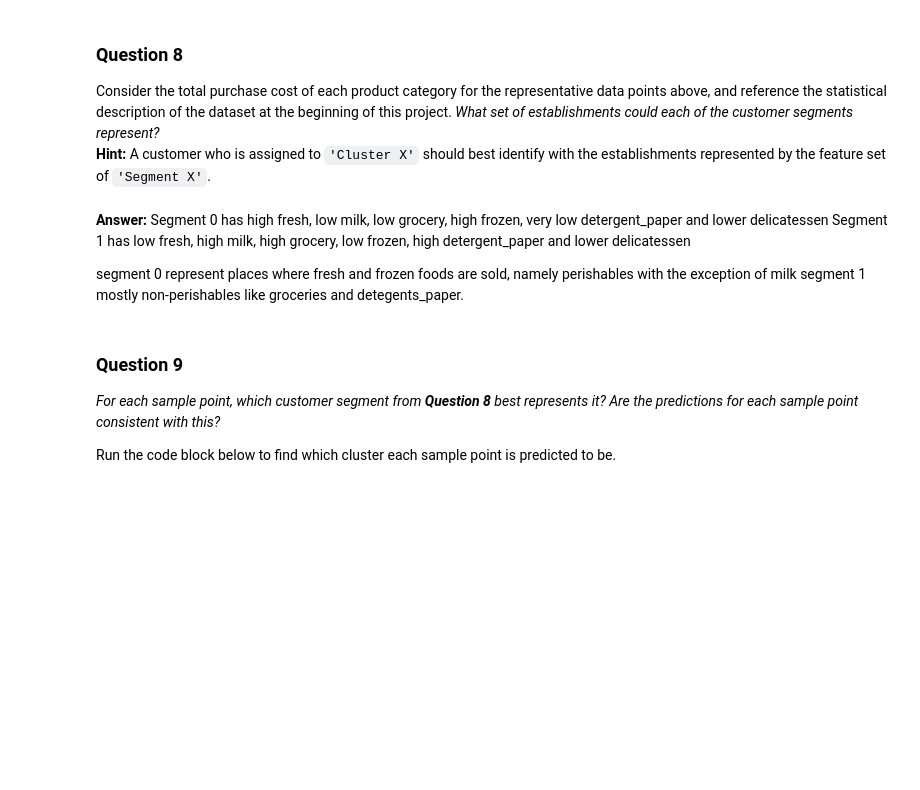
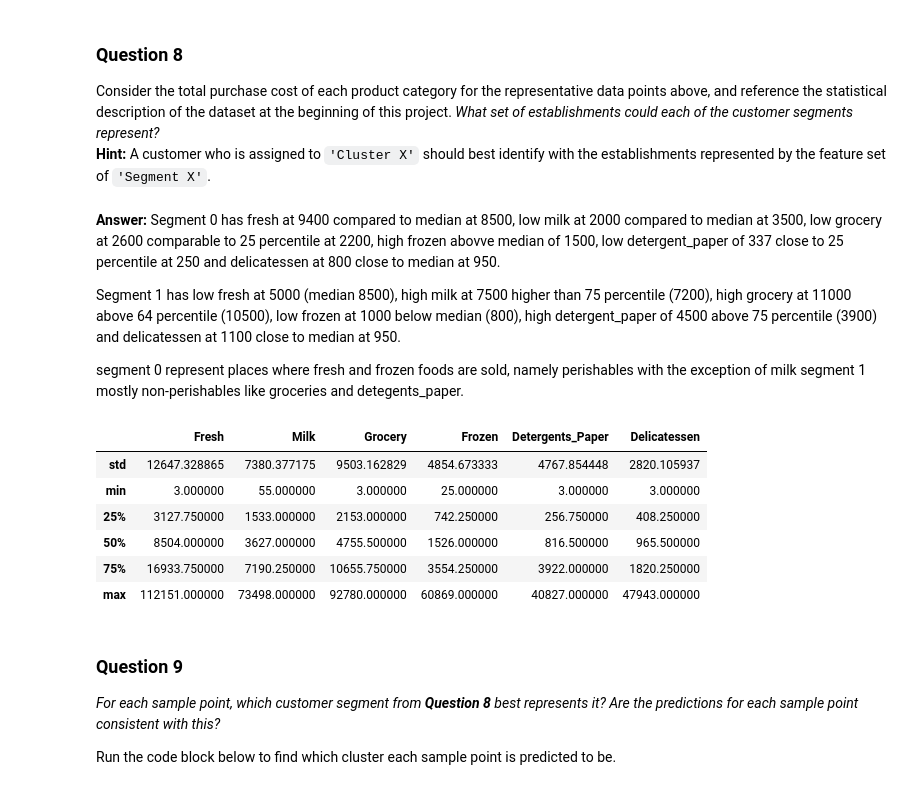
Before and after one commit to leexa90/ML_nanodegree, a Jupyter notebook: projects/customer_segments/customer_segments.ipynb, the cells around one changed output. Drawn from its saved outputs; the diff is of its cells as text; code cells hidden in the pictures; blank space fills up the shorter version.

```diff
--- a/projects/customer_segments/customer_segments.ipynb
+++ b/projects/customer_segments/customer_segments.ipynb
@@ -496,14 +521,23 @@ Consider the total purchase cost of each product category for the representative
 **Hint:** A customer who is assigned to `'Cluster X'` should best identify with the establishments represented by the feature set of `'Segment X'`.
 # %% [markdown]
 **Answer:**
-Segment 0 has high fresh, low milk, low grocery, high frozen, very low detergent_paper and lower delicatessen
-Segment 1 has low fresh, high milk, high grocery, low frozen, high detergent_paper and lower delicatessen
+Segment 0 has fresh at 9400 compared to median at 8500, low milk at 2000 compared to median at 3500, low grocery at 2600 comparable to 25 percentile at 2200, high frozen abovve median of 1500, low detergent_paper of 337 close to 25 percentile at 250 and delicatessen at 800 close to median at 950.
+
+Segment 1 has low fresh at 5000 (median 8500), high milk at 7500 higher than 75 percentile (7200), high grocery at 11000 above 64 percentile (10500), low frozen at 1000 below median (800), high detergent_paper of 4500 above 75 percentile (3900) and delicatessen at 1100 close to median at 950.
 
 segment 0 represent places where fresh and frozen foods are sold, namely perishables with the exception of milk
 segment 1 mostly non-perishables like groceries and detegents_paper.
 # %%
 # Display a description of the dataset
-#display(data.describe())
+display(data.describe()[data.keys()].iloc[2:])
+# %% [output]
+|  | Fresh | Milk | Grocery | Frozen | Detergents_Paper | Delicatessen |
+| std | 12647.328865 | 7380.377175 | 9503.162829 | 4854.673333 | 4767.854448 | 2820.105937 |
+| min | 3.000000 | 55.000000 | 3.000000 | 25.000000 | 3.000000 | 3.000000 |
+| 25% | 3127.750000 | 1533.000000 | 2153.000000 | 742.250000 | 256.750000 | 408.250000 |
+| 50% | 8504.000000 | 3627.000000 | 4755.500000 | 1526.000000 | 816.500000 | 965.500000 |
+| 75% | 16933.750000 | 7190.250000 | 10655.750000 | 3554.250000 | 3922.000000 | 1820.250000 |
+| max | 112151.000000 | 73498.000000 | 92780.000000 | 60869.000000 | 40827.000000 | 47943.000000 |
 # %% [markdown]
 ### Question 9
 *For each sample point, which customer segment from* ***Question 8*** *best represents it? Are the predictions for each sample point consistent with this?*
```
Also changed, not shown: parts of 20 cells of this notebook, 1 other file.
